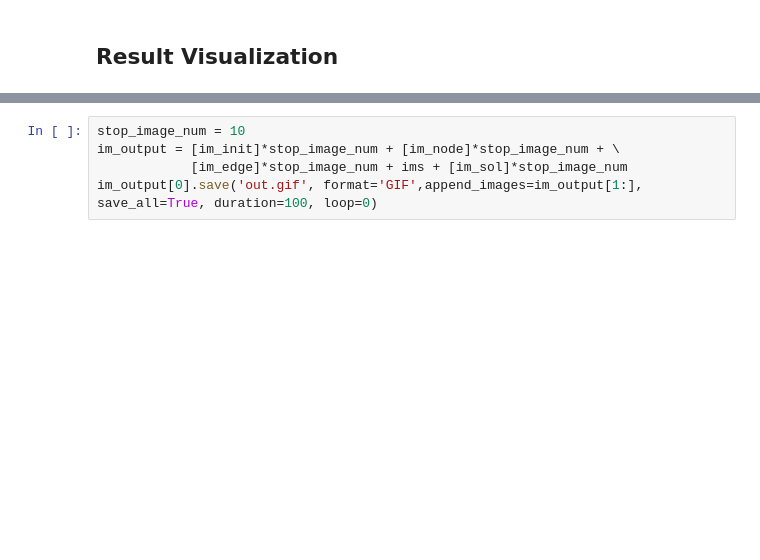
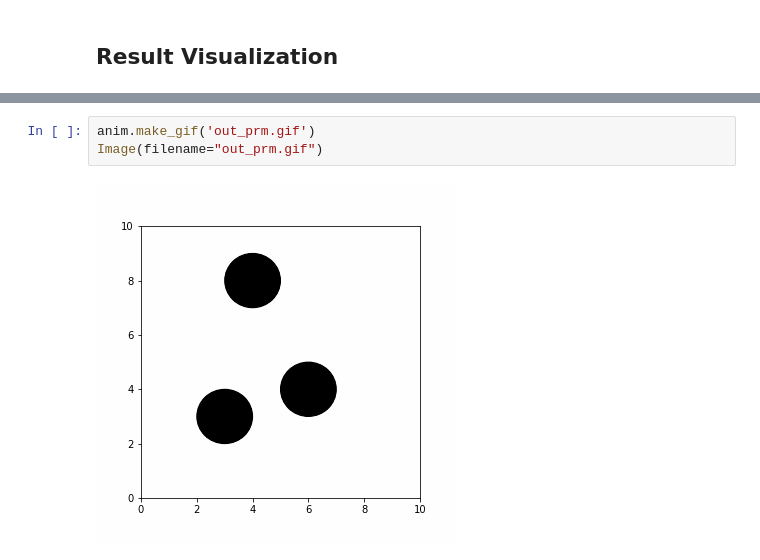
Before and after one commit to kh11kim/jupyrobo, a Jupyter notebook: PRM/prm.ipynb, the cells around one changed output, grey strips where cells are left out. Saved outputs shown, nothing was run; the diff lists cells and outputs as text; blank space fills up the shorter version.

```diff
--- a/PRM/prm.ipynb
+++ b/PRM/prm.ipynb
@@ -371,5 +304,5 @@ plt.tight_layout()
-# %%
-stop_image_num = 10
-im_output = [im_init]*stop_image_num + [im_node]*stop_image_num + \
-            [im_edge]*stop_image_num + ims + [im_sol]*stop_image_num
-im_output[0].save('out.gif', format='GIF',append_images=im_output[1:], save_all=True, duration=100, loop=0)
+# %%
+anim.make_gif('out_prm.gif')
+Image(filename="out_prm.gif")
+# %% [output]
+[figure, added]
```
Also changed, not shown: parts of 22 cells of this notebook, 3 other files.
